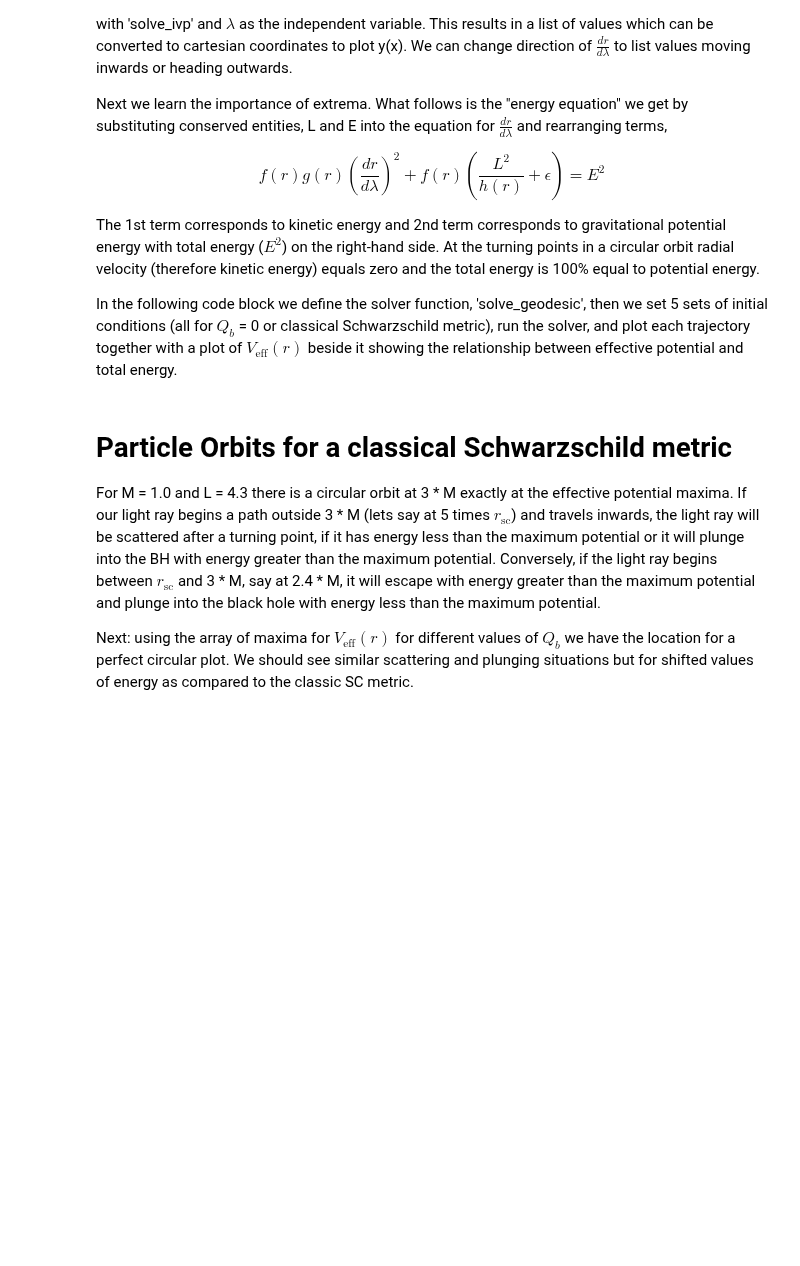
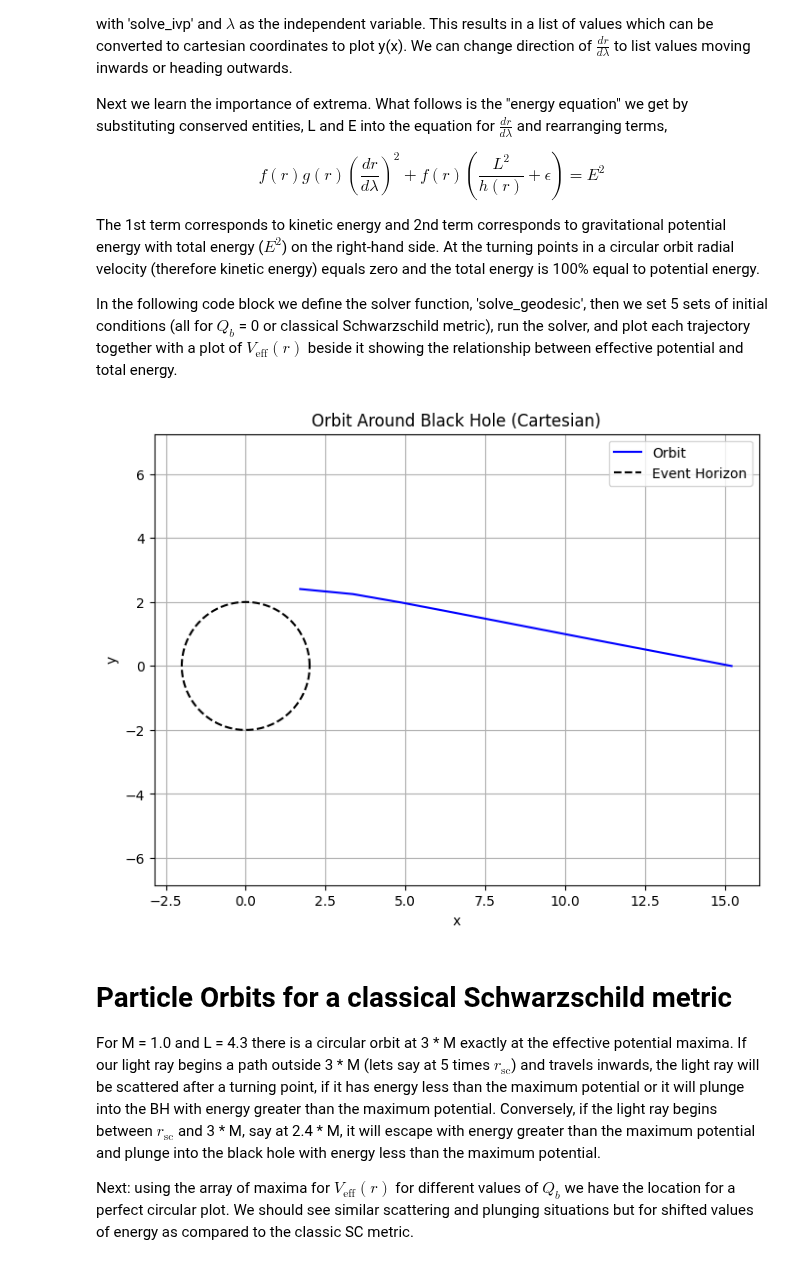
Before and after one commit to AdamSmithOrlik/quantum-black-holes, a Jupyter notebook: sue/orbital-precession.ipynb, the cells around one changed output. Cells and saved outputs as stored; diff of their text form; code cells hidden in the pictures; blank space fills up the shorter version.

```diff
--- a/sue/orbital-precession.ipynb
+++ b/sue/orbital-precession.ipynb
@@ -244,2 +289,44 @@ In the following code block we define the solver function, 'solve_geodesic', the
+# %%
+#-------- TEST CODE 5B --------
+# Plot function for Cartesian coordinates
+def plot_orbit_cartesian(sol, M, title="Geodesic Orbit"):
+    r_vals = sol.y[1]
+    phi_vals = sol.y[2]
+    x = r_vals * np.cos(phi_vals)
+    y = r_vals * np.sin(phi_vals)
+
+    plt.figure(figsize=(8, 6))
+    plt.plot(x, y, lw=1.5, label="Orbit", color='b')
+    r_ev = 2 * M1
+    theta = np.linspace(0, 2*np.pi, 100)
+    ev_x = r_ev * np.cos(theta)
+    ev_y = r_ev * np.sin(theta)
+    plt.plot(ev_x, ev_y, 'black', linestyle='--', label="Event Horizon")
+    plt.axis('equal')
+    plt.xlabel("x")
+    plt.ylabel("y")
+    plt.title(title)
+    plt.grid(True)
+    plt.legend()
+    plt.show()
+
+# Example usage with updated parameters
+M2 = 1.0
+E2 = extrema_array[1, 1]
+E2_1 = E2 + 0.25
+L2 = 4.3
+Q_b = 0.0
+Q_c = 0.0
+r_init = 15.2 * M2
+phi_init = 0
+t_init = 0
+lam_range = (0, 2000)  # Extended lambda range to allow more time
+params = [E2_1, L2, M2, Q_b, Q_c]
+
+# Solve and plot
+sol = solve_geodesic2(r_init, phi_init, t_init, lam_range, params, inward=True)
+plot_orbit_cartesian(sol, M, title="Orbit Around Black Hole (Cartesian)")
+# %% [output]
+[figure, added]
 # %%
 # block 5 - solver for geodesics equations for plotting orbits
```
Also changed, not shown: parts of 4 cells of this notebook, 1 other file.
